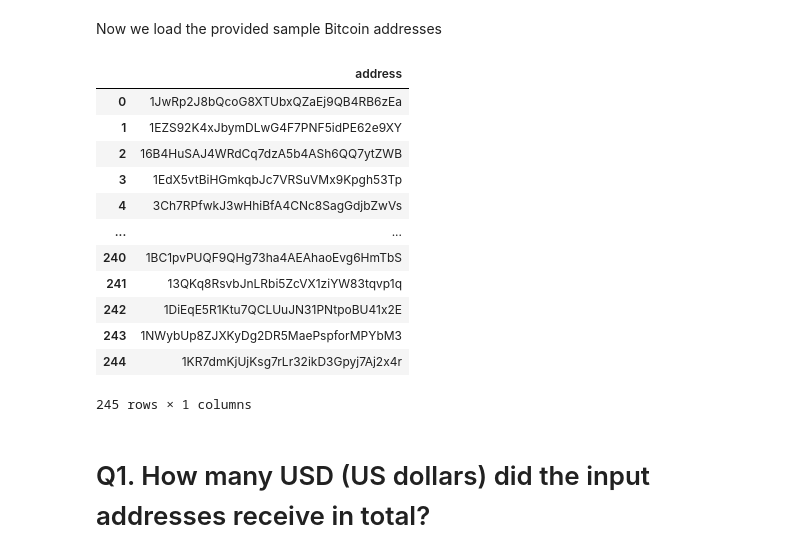
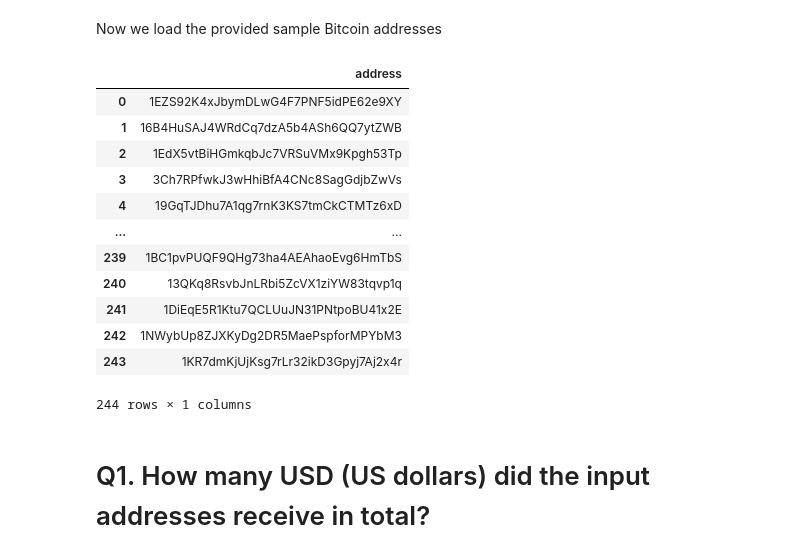
Before and after one commit to iknaio/iknaio-api-tutorial, a Jupyter notebook: 02_Sextortion_Study.ipynb, the cells around one changed output. Saved outputs shown, nothing was run; the diff lists cells and outputs as text; code cells hidden in the pictures.

```diff
--- a/02_Sextortion_Study.ipynb
+++ b/02_Sextortion_Study.ipynb
@@ -70,23 +66,23 @@ with graphsense.ApiClient(configuration) as api_client:
 # %% [markdown]
 Now we load the provided sample Bitcoin addresses
 # %%
-addressDF = pd.read_json('./data/sextortion_addresses.json')
+addressDF = pd.read_csv('./data/sextortion_addresses.csv')
 addressDF.columns = ['address']
 addressDF
 # %% [output]
 |  | address |
-| 0 | 1JwRp2J8bQcoG8XTUbxQZaEj9QB4RB6zEa |
-| 1 | 1EZS92K4xJbymDLwG4F7PNF5idPE62e9XY |
-| 2 | 16B4HuSAJ4WRdCq7dzA5b4ASh6QQ7ytZWB |
-| 3 | 1EdX5vtBiHGmkqbJc7VRSuVMx9Kpgh53Tp |
-| 4 | 3Ch7RPfwkJ3wHhiBfA4CNc8SagGdjbZwVs |
+| 0 | 1EZS92K4xJbymDLwG4F7PNF5idPE62e9XY |
+| 1 | 16B4HuSAJ4WRdCq7dzA5b4ASh6QQ7ytZWB |
+| 2 | 1EdX5vtBiHGmkqbJc7VRSuVMx9Kpgh53Tp |
+| 3 | 3Ch7RPfwkJ3wHhiBfA4CNc8SagGdjbZwVs |
+| 4 | 19GqTJDhu7A1qg7rnK3KS7tmCkCTMTz6xD |
 | ... | ... |
-| 240 | 1BC1pvPUQF9QHg73ha4AEAhaoEvg6HmTbS |
-| 241 | 13QKq8RsvbJnLRbi5ZcVX1ziYW83tqvp1q |
-| 242 | 1DiEqE5R1Ktu7QCLUuJN31PNtpoBU41x2E |
-| 243 | 1NWybUp8ZJXKyDg2DR5MaePspforMPYbM3 |
-| 244 | 1KR7dmKjUjKsg7rLr32ikD3Gpyj7Aj2x4r |
+| 239 | 1BC1pvPUQF9QHg73ha4AEAhaoEvg6HmTbS |
+| 240 | 13QKq8RsvbJnLRbi5ZcVX1ziYW83tqvp1q |
+| 241 | 1DiEqE5R1Ktu7QCLUuJN31PNtpoBU41x2E |
+| 242 | 1NWybUp8ZJXKyDg2DR5MaePspforMPYbM3 |
+| 243 | 1KR7dmKjUjKsg7rLr32ikD3Gpyj7Aj2x4r |
-245 rows × 1 columns
+244 rows × 1 columns
 # %% [markdown]
 # Q1. How many USD (US dollars) did the input addresses receive in total?
 # %% [markdown]
```
Also changed, not shown: parts of 24 cells of this notebook, 2 other files.
